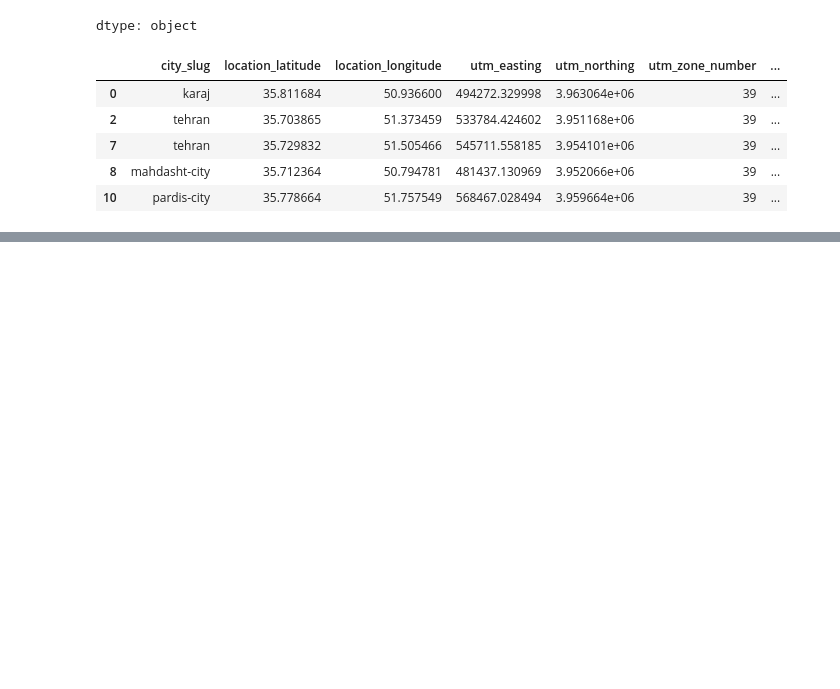
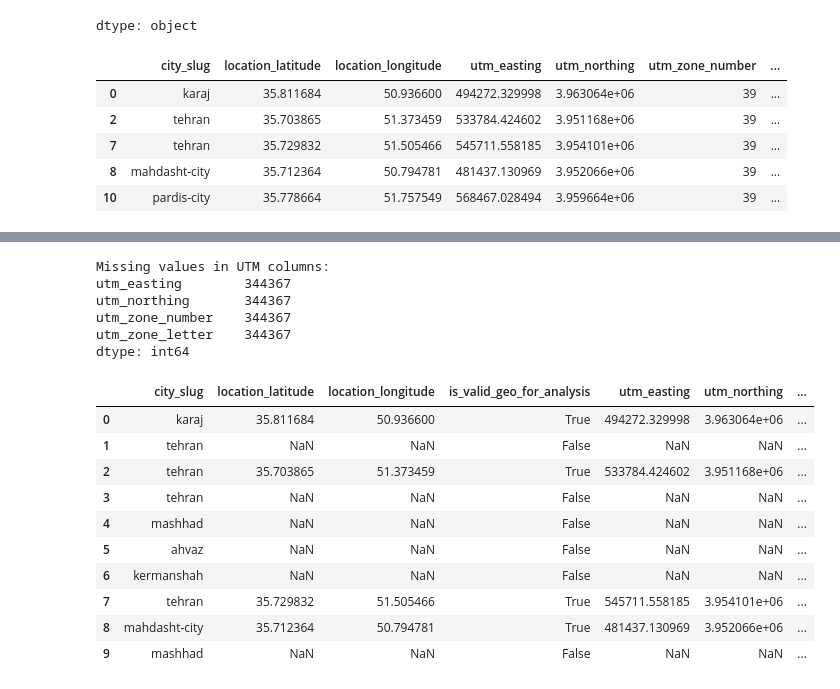
Before and after one commit to AliRaddman/divar-ml-project, a Jupyter notebook: notebooks/work/prep_geo_ali.ipynb, the cells around one changed output, grey strips where cells are left out. Cells and saved outputs as stored; diff of their text form; code cells hidden in the pictures; blank space fills up the shorter version.

```diff
--- a/notebooks/work/prep_geo_ali.ipynb
+++ b/notebooks/work/prep_geo_ali.ipynb
@@ -366,0 +370,10 @@ df[utm_cols].isna().sum()
+# %%
+df["utm_zone_number"] = df["utm_zone_number"].astype("Int64")
+df["utm_zone_letter"] = df["utm_zone_letter"].astype("string")
+
+df[[
+    "utm_easting",
+    "utm_northing",
+    "utm_zone_number",
+    "utm_zone_letter",
+]].dtypes
@@ -366,0 +470,39 @@ df[utm_cols].isna().sum()
+# %%
+geo_output_cols = [
+    "city_slug",
+    "location_latitude",
+    "location_longitude",
+    "is_valid_geo_for_analysis",
+    "utm_easting",
+    "utm_northing",
+    "utm_zone_number",
+    "utm_zone_letter",
+]
+
+print("Missing values in UTM columns:")
+print(df[[
+    "utm_easting",
+    "utm_northing",
+    "utm_zone_number",
+    "utm_zone_letter",
+]].isna().sum())
+
+df[geo_output_cols].head(10)
+# %% [output]
+Missing values in UTM columns:
+utm_easting        344367
+utm_northing       344367
+utm_zone_number    344367
+utm_zone_letter    344367
+dtype: int64
+|  | city_slug | location_latitude | location_longitude | is_valid_geo_for_analysis | utm_easting | utm_northing | ... |
+| 0 | karaj | 35.811684 | 50.936600 | True | 494272.329998 | 3.963064e+06 | ... |
+| 1 | tehran | NaN | NaN | False | NaN | NaN | ... |
+| 2 | tehran | 35.703865 | 51.373459 | True | 533784.424602 | 3.951168e+06 | ... |
+| 3 | tehran | NaN | NaN | False | NaN | NaN | ... |
+| 4 | mashhad | NaN | NaN | False | NaN | NaN | ... |
+| 5 | ahvaz | NaN | NaN | False | NaN | NaN | ... |
+| 6 | kermanshah | NaN | NaN | False | NaN | NaN | ... |
+| 7 | tehran | 35.729832 | 51.505466 | True | 545711.558185 | 3.954101e+06 | ... |
+| 8 | mahdasht-city | 35.712364 | 50.794781 | True | 481437.130969 | 3.952066e+06 | ... |
+| 9 | mashhad | NaN | NaN | False | NaN | NaN | ... |
```
Also changed, not shown: parts of 14 cells of this notebook.
